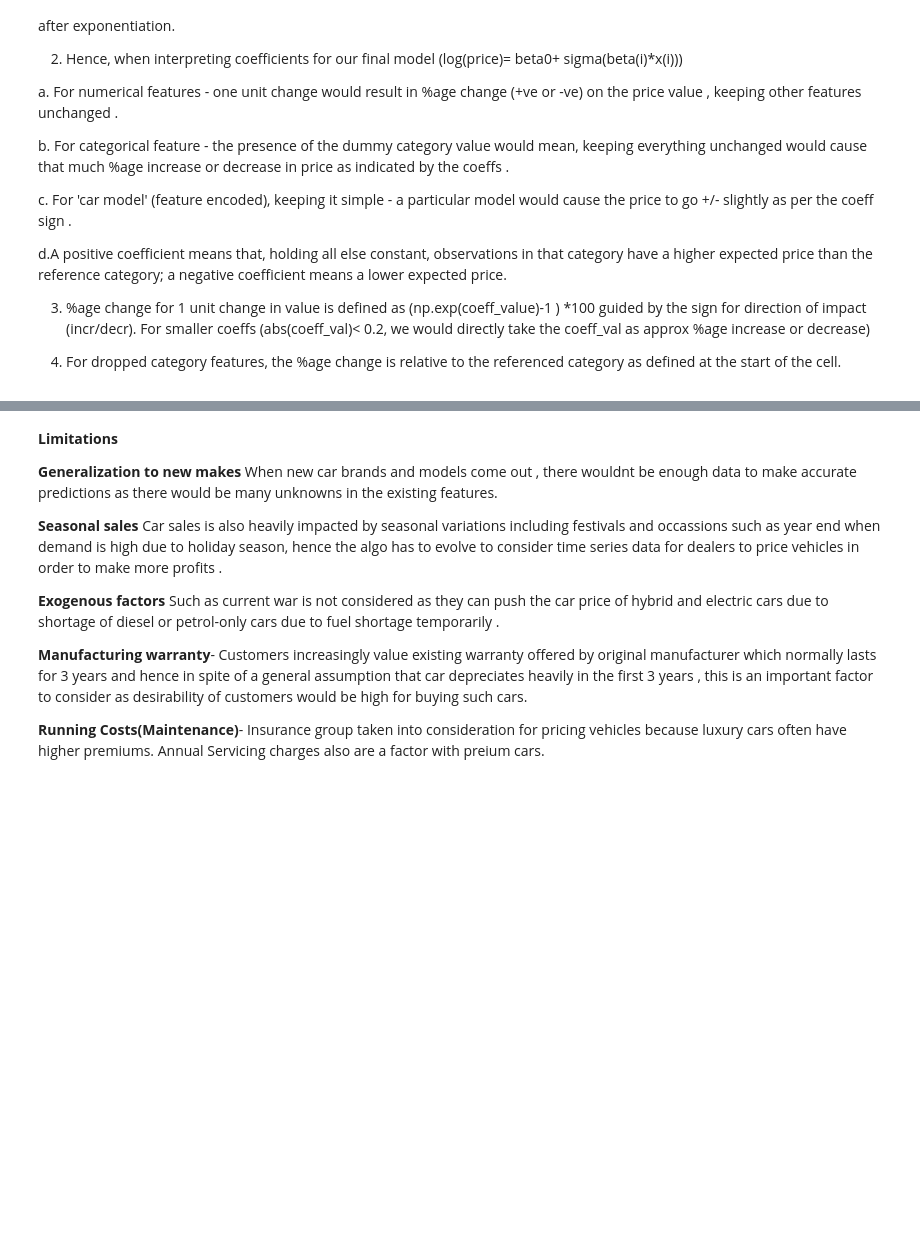
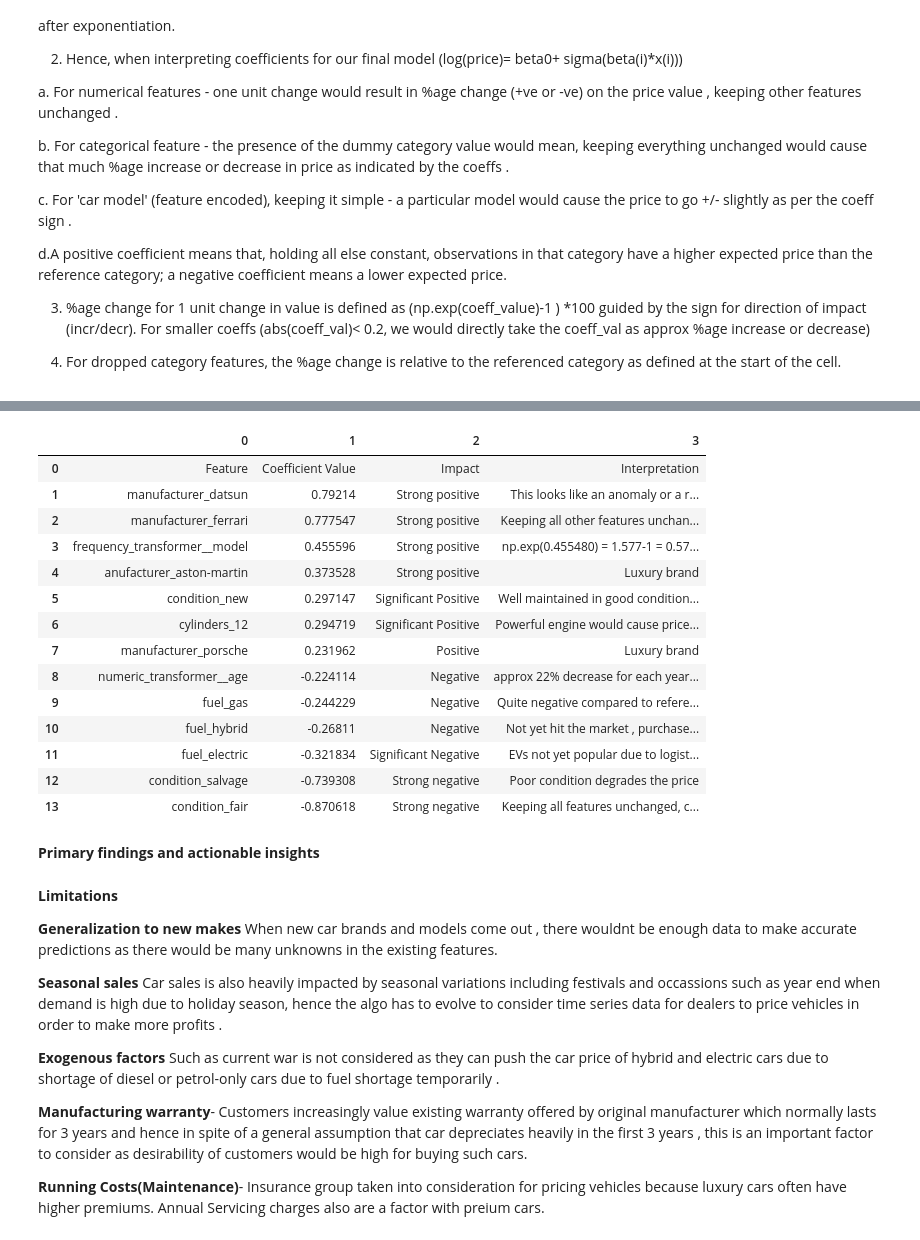
Before and after one commit to Subroy1/UsedCarPrice_DataAnalysis_For_prediction, a Jupyter notebook: PracticalAssignement2_used_cars_II.ipynb, the cells around one changed output, grey strips where cells are left out. Cells and saved outputs as stored; diff of their text form; code cells hidden in the pictures; blank space fills up the shorter version.

Commit message:
Conclusions and coefficients interpretations .

```diff
--- a/PracticalAssignement2_used_cars_II.ipynb
+++ b/PracticalAssignement2_used_cars_II.ipynb
@@ -867,3 +866,38 @@ Dropped categories for OneHotEncoded features:
+# %%
+pd.read_csv(io.StringIO('''
+Feature,Coefficient Value,Impact,Interpretation
+manufacturer_datsun,0.79214,Strong positive,This looks like an anomaly or a rare / old brand .
+manufacturer_ferrari,0.777547,Strong positive,"Keeping all other features unchanged, ferari makes would make the car 117% more expensive (np.exp(0.777547)-1 *100). "
+frequency_transformer__model,0.455596,Strong positive,np.exp(0.455480) = 1.577-1 = 0.577This corresponds to approximately a 57.69% increase in price for every one unit increase in the target-encoded model value.
+anufacturer_aston-martin,0.373528,Strong positive,Luxury brand
+condition_new,0.297147,Significant Positive,Well maintained in good condition depreceates slowly
+cylinders_12,0.294719,Significant Positive,Powerful engine would cause price to be higher than reference (10 cylinders)
+manufacturer_porsche,0.231962,Positive,Luxury brand
+numeric_transformer__age,-0.224114,Negative,"approx 22% decrease for each year old , age of car is significant by general sense while pricing as it depreceates quickly ."
+fuel_gas,-0.244229,Negative,"Quite negative compared to reference category diesel, due to running costs and higher mileage offered , in US cars make long journeys on runways . "
+fuel_hybrid,-0.26811,Negative,"Not yet hit the market , purchasers prefer gasoline and diesel cars . "
+fuel_electric,-0.321834,Significant Negative,EVs not yet popular due to logistics or charging  points limitations maybe
+condition_salvage,-0.739308,Strong negative,Poor condition degrades the price
+condition_fair,-0.870618,Strong negative,"Keeping all features unchanged, condition fair would reduce the car price by 58%(np.exp(-0.870618)-1) relative to reference condition ""excellent"""
+'''), header=None)
+# %% [output]
+|  | 0 | 1 | 2 | 3 |
+| 0 | Feature | Coefficient Value | Impact | Interpretation |
+| 1 | manufacturer_datsun | 0.79214 | Strong positive | This looks like an anomaly or a r... |
+| 2 | manufacturer_ferrari | 0.777547 | Strong positive | Keeping all other features unchan... |
+| 3 | frequency_transformer__model | 0.455596 | Strong positive | np.exp(0.455480) = 1.577-1 = 0.57... |
+| 4 | anufacturer_aston-martin | 0.373528 | Strong positive | Luxury brand |
+| 5 | condition_new | 0.297147 | Significant Positive | Well maintained in good condition... |
+| 6 | cylinders_12 | 0.294719 | Significant Positive | Powerful engine would cause price... |
+| 7 | manufacturer_porsche | 0.231962 | Positive | Luxury brand |
+| 8 | numeric_transformer__age | -0.224114 | Negative | approx 22% decrease for each year... |
+| 9 | fuel_gas | -0.244229 | Negative | Quite negative compared to refere... |
+| 10 | fuel_hybrid | -0.26811 | Negative | Not yet hit the market , purchase... |
+| 11 | fuel_electric | -0.321834 | Significant Negative | EVs not yet popular due to logist... |
+| 12 | condition_salvage | -0.739308 | Strong negative | Poor condition degrades the price |
+| 13 | condition_fair | -0.870618 | Strong negative | Keeping all features unchanged, c... |
+# %% [markdown]
+**Primary findings and actionable insights**
 # %% [markdown]
 **Limitations**
 
```
Also changed, not shown: parts of 11 cells of this notebook.
